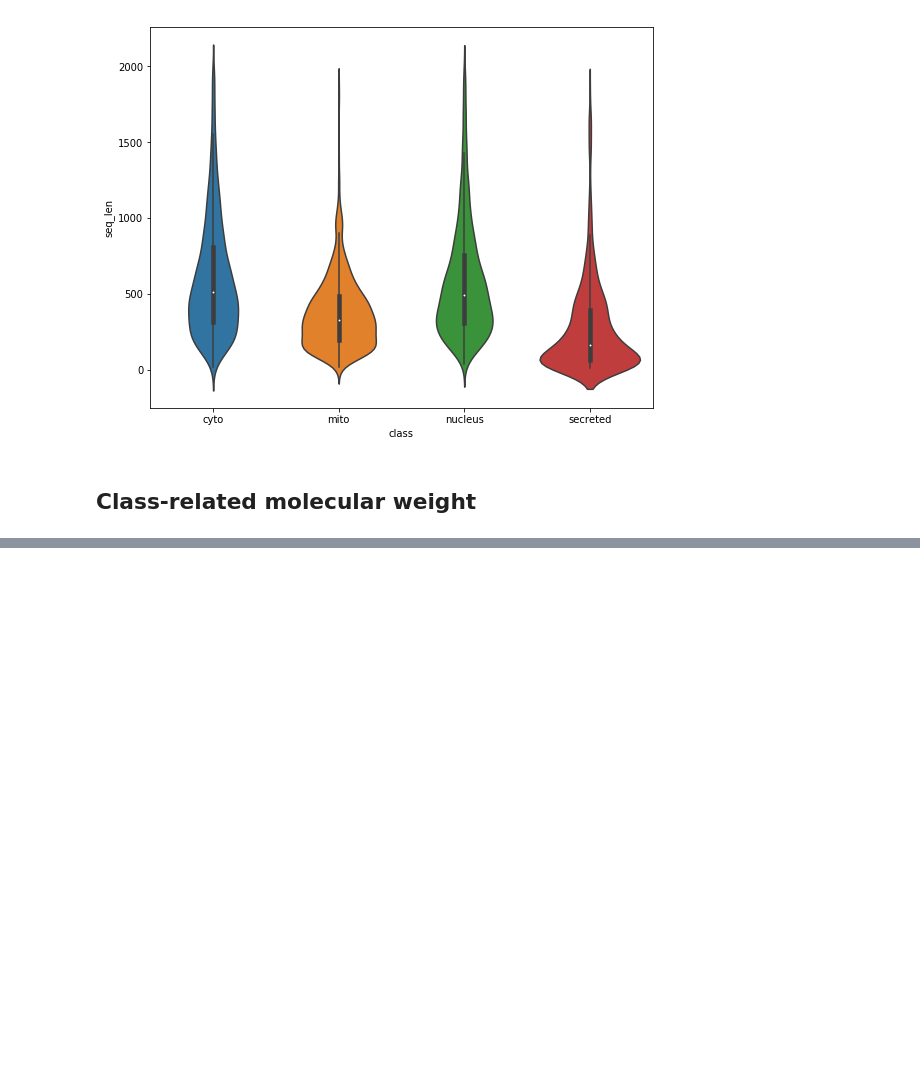
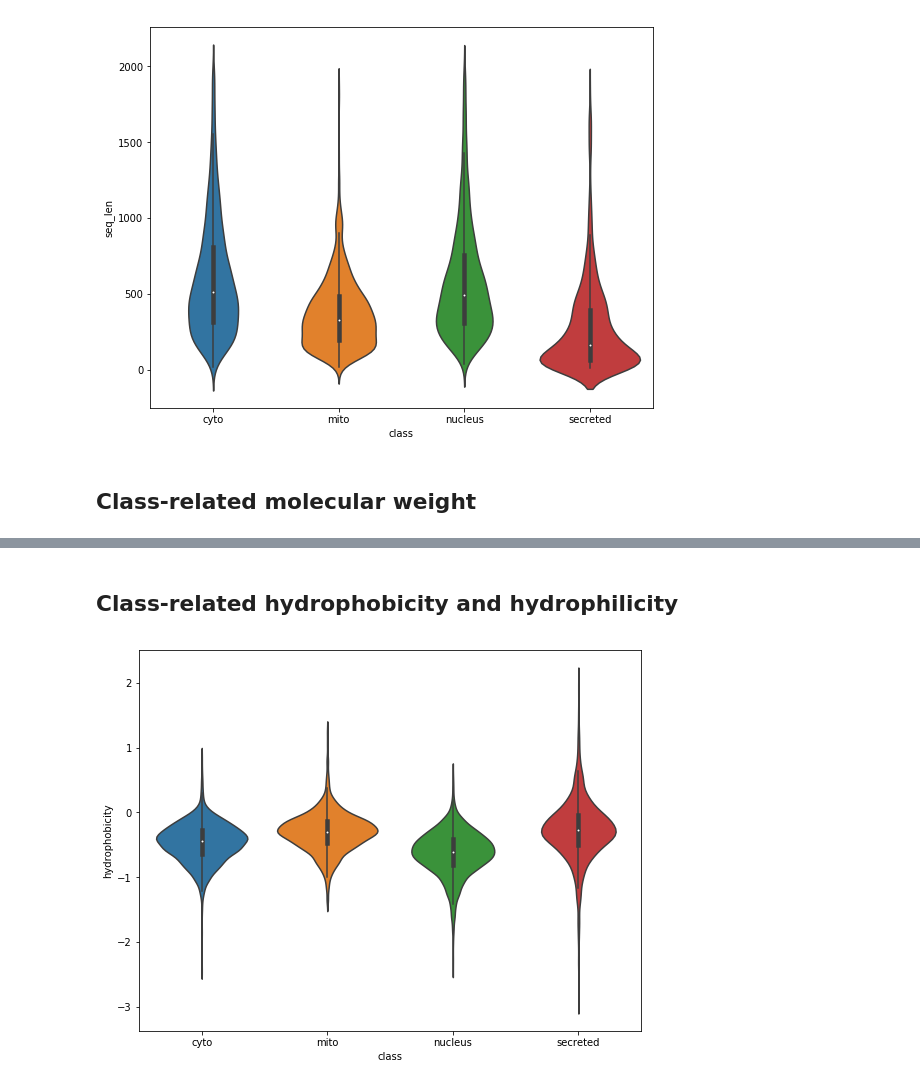
Before and after one commit to mathisgentine/predicting-subcellular-location, a Jupyter notebook: src/eda.ipynb, the cells around one changed output, grey strips where cells are left out. Saved outputs shown, nothing was run; the diff lists cells and outputs as text; code cells hidden in the pictures; blank space fills up the shorter version.

```diff
--- a/src/eda.ipynb
+++ b/src/eda.ipynb
@@ -57,0 +58,6 @@ plot_violin(df_train, class_dict, 'molecular_weight', 200000)
+# %% [markdown]
+## Class-related hydrophobicity and hydrophilicity
+# %%
+plot_violin(df_train, class_dict, 'hydrophobicity')
+# %% [output]
+[figure, added]
```
Also changed, not shown: parts of 20 cells of this notebook, 4 other files.
